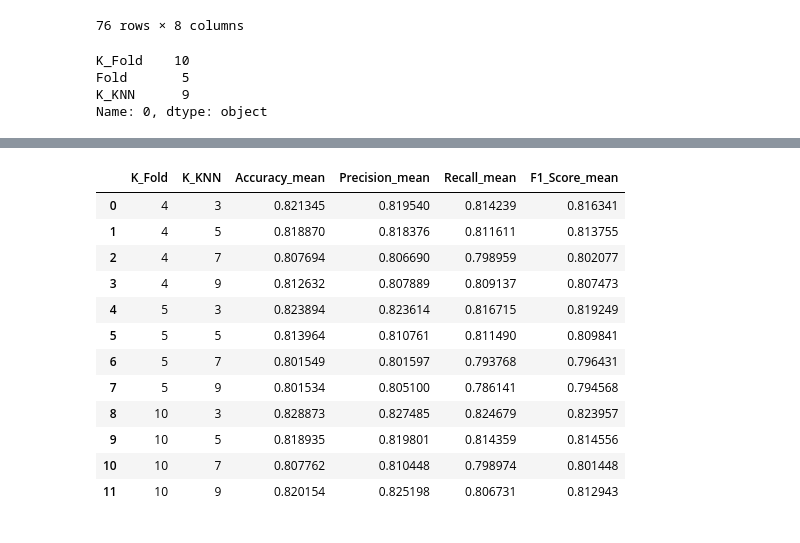
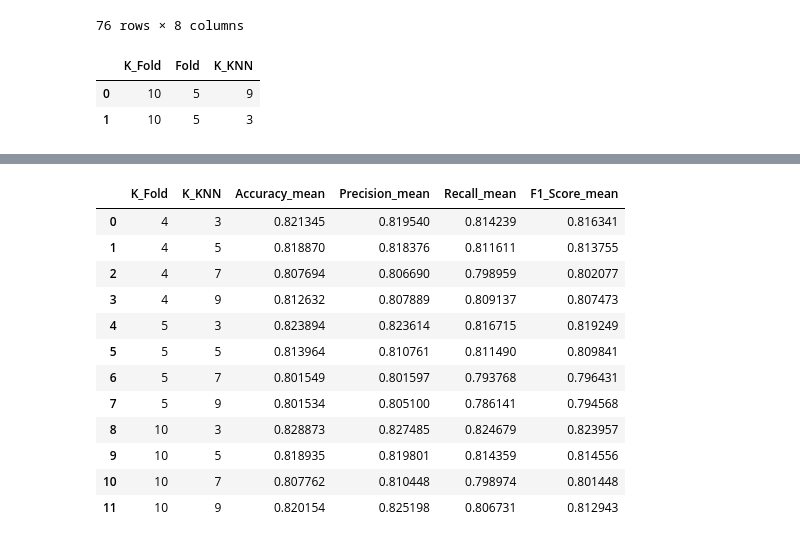
Before and after one commit to FajarRAP/januar-thesis-data-processing, a Jupyter notebook: app.ipynb, the cells around one changed output, grey strips where cells are left out. Drawn from its saved outputs; the diff is of its cells as text; code cells hidden in the pictures.

```diff
--- a/app.ipynb
+++ b/app.ipynb
@@ -567,13 +567,12 @@ sorted_df_results
 | 75 | 10 | 2 | 7 | Euclidean | 0.728395 | 0.704545 | 0.775000 | 0.738095 |
 76 rows × 8 columns
 # %%
-best_configs = sorted_df_results.iloc[0][['K_Fold', 'Fold', 'K_KNN']]
+best_configs = sorted_df_results.iloc[0:2][['K_Fold', 'Fold', 'K_KNN']]
 best_configs
 # %% [output]
-K_Fold    10
-Fold       5
-K_KNN      9
-Name: 0, dtype: object
+|  | K_Fold | Fold | K_KNN |
+| 0 | 10 | 5 | 9 |
+| 1 | 10 | 5 | 3 |
 # %%
 import joblib
 
```
Also changed, not shown: parts of 1 cell of this notebook.
